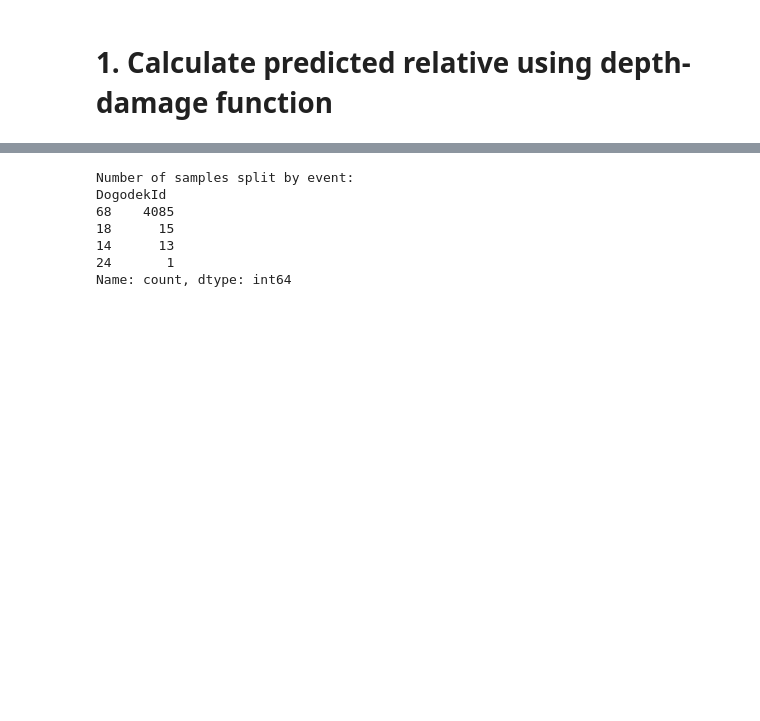
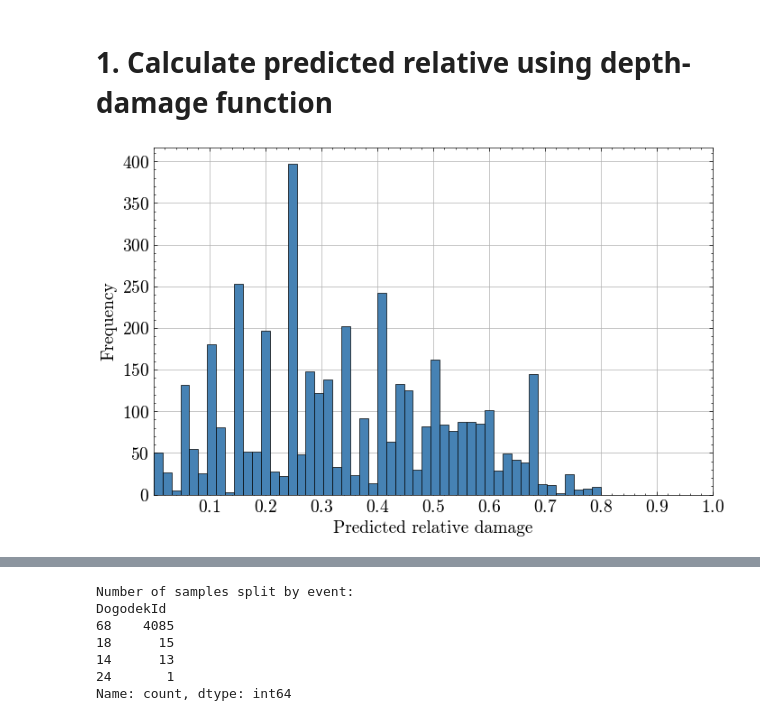
Before and after one commit to KubeljK/cvar-masters, a Jupyter notebook: notebooks/010-kk-compare-damage-functions.ipynb, the cells around one changed output, grey strips where cells are left out. Cells and saved outputs as stored; diff of their text form; code cells hidden in the pictures; blank space fills up the shorter version.

```diff
--- a/notebooks/010-kk-compare-damage-functions.ipynb
+++ b/notebooks/010-kk-compare-damage-functions.ipynb
@@ -137,6 +137,22 @@ plt.show()
 # %%
 # Calculate damage based on property type
 df["predicted_relative_damage"] = df.apply(lambda row: get_damage_fraction(row["Objekt_VisinaVodeM"], row["property_type"]), axis=1)
+# %%
+plt.figure(figsize=(8, 5))
+# sns.histplot(df["relative_damage"], bins=50)
+# plt.title("Histogram of Relative Damage")
+plt.hist(df["predicted_relative_damage"], edgecolor="black", color="steelblue", linewidth=0.5, bins=50)
+plt.xlabel("Predicted relative damage")
+plt.ylabel("Frequency")
+plt.grid(True)
+plt.xlim(0,1)
+
+plt.xticks(np.arange(0.1, 1.01, 0.1))
+
+plt.savefig(IMAGES_PATH + "/05/predicted_damage_histogram.pdf", dpi=300, bbox_inches="tight")
+plt.show()
+# %% [output]
+[figure, added]
 # %%
 df.head()
 # %% [output]
```
Also changed, not shown: parts of 8 cells of this notebook.
